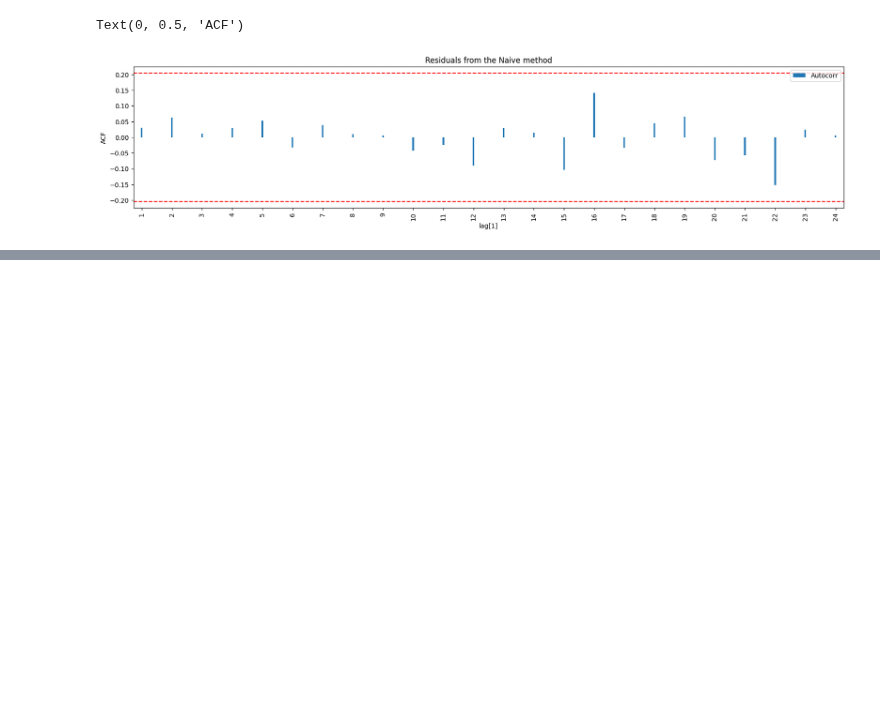
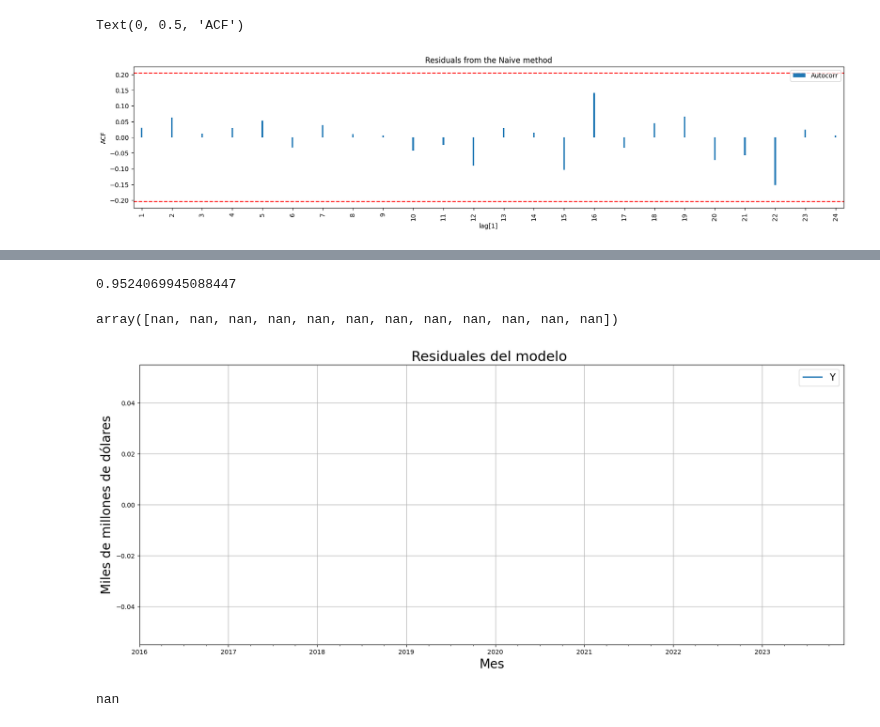
Before and after one commit to Michelleagl/Series_de_Tiempo, a Jupyter notebook: Regresión_lineal.ipynb, the cells around one changed output, grey strips where cells are left out. Drawn from its saved outputs; the diff is of its cells as text; code cells hidden in the pictures; blank space fills up the shorter version.

```diff
--- a/Regresión_lineal.ipynb
+++ b/Regresión_lineal.ipynb
@@ -424,0 +435,14 @@ LinearRegression().fit(data_copy.drop(columns=['Y']), data_copy['Y']).score(data
+# %%
+
+LinearRegression().fit(data_copy.drop(columns=['Y']),
+                       data_copy['Y']).score(data_copy.drop(
+                                        columns=['Y']),
+                                        data_copy['Y'])
+# %% [output]
+0.9524069945088447
+# %%
+
+
+predict = LinearRegression().fit(data_copy.drop(columns=['Y']),
+                                data_copy['Y']).predict(data_copy.drop(
+                                            columns=['Y']))
@@ -424,0 +453,29 @@ LinearRegression().fit(data_copy.drop(columns=['Y']), data_copy['Y']).score(data
+# %%
+lambda_val = sp.stats.boxcox(data['Y'])[1]
+# %%
+inverted_predictions = inv_boxcox(predict, lambda_val)
+# %%
+inverted_predictions[:12]
+# %% [output]
+array([nan, nan, nan, nan, nan, nan, nan, nan, nan, nan, nan, nan])
+# %%
+errors = inverted_predictions - data['Y']
+# %%
+
+fig, ax = plt.subplots(1, 1, figsize = (20, 8))
+errors.plot(ax=ax, linewidth=2)
+
+# Specify graph features:
+ax.set_title('Residuales del modelo ', fontsize=22)
+ax.set_ylabel('Miles de millones de dólares', fontsize=20)
+ax.set_xlabel('Mes', fontsize=20)
+ax.legend(prop={'size': 15})
+ax.grid()
+# %% [output]
+[figure, added]
+# %%
+
+
+errors.mean()
+# %% [output]
+nan
```
Also changed, not shown: parts of 36 cells of this notebook.
